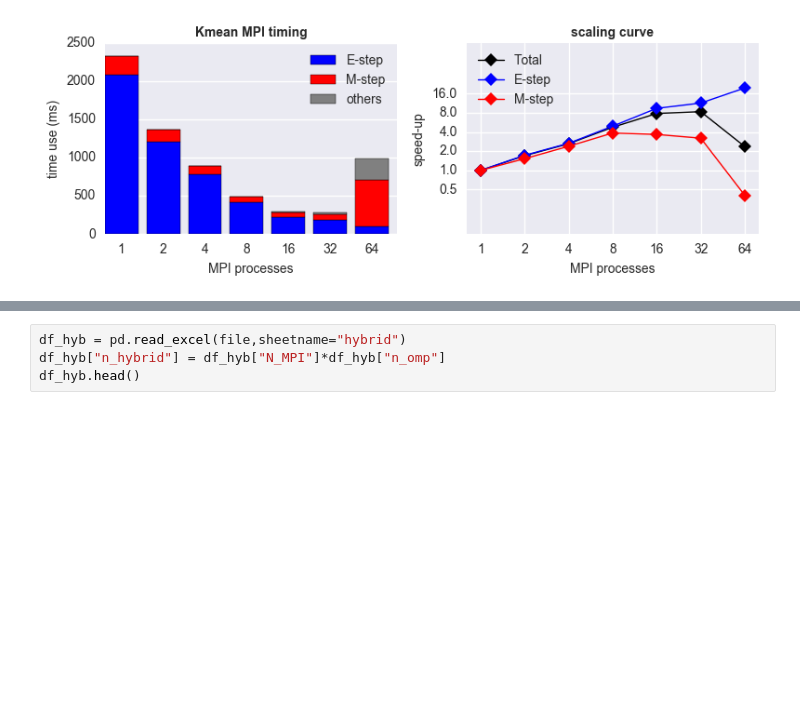
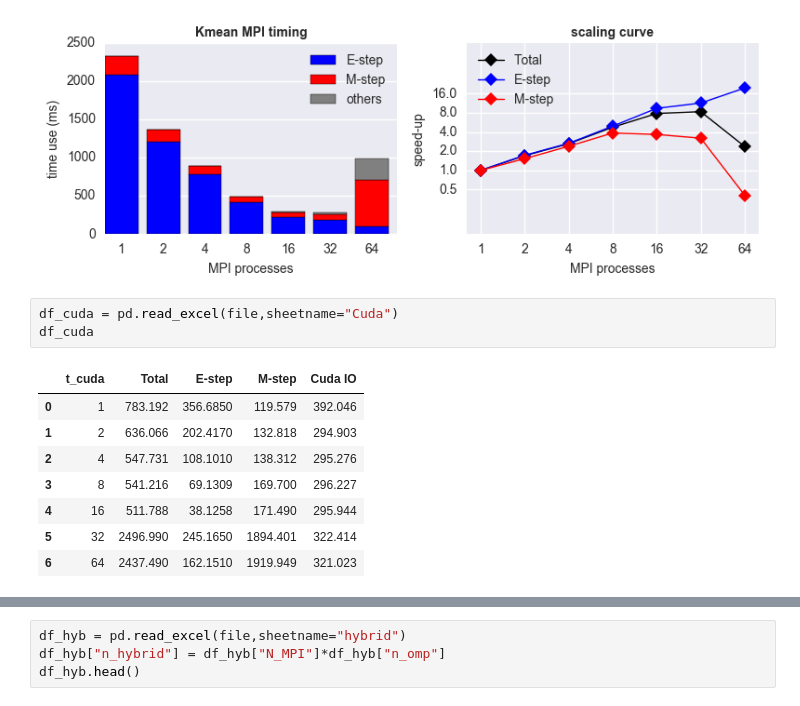
Before and after one commit to JiaweiZhuang/CS205_final_project, a Jupyter notebook: Timing_Results/plot_timing.ipynb, the cells around one changed output, grey strips where cells are left out. Drawn from its saved outputs; the diff is of its cells as text; blank space fills up the shorter version.

```diff
--- a/Timing_Results/plot_timing.ipynb
+++ b/Timing_Results/plot_timing.ipynb
@@ -117,3 +117,15 @@ fig.tight_layout()
 fig.savefig("plots/MPI_scaling.jpg",dpi=200)
 # %% [output]
 [figure]
+# %%
+df_cuda = pd.read_excel(file,sheetname="Cuda")
+df_cuda
+# %% [output]
+|  | t_cuda | Total | E-step | M-step | Cuda IO |
+| 0 | 1 | 783.192 | 356.6850 | 119.579 | 392.046 |
+| 1 | 2 | 636.066 | 202.4170 | 132.818 | 294.903 |
+| 2 | 4 | 547.731 | 108.1010 | 138.312 | 295.276 |
+| 3 | 8 | 541.216 | 69.1309 | 169.700 | 296.227 |
+| 4 | 16 | 511.788 | 38.1258 | 171.490 | 295.944 |
+| 5 | 32 | 2496.990 | 245.1650 | 1894.401 | 322.414 |
+| 6 | 64 | 2437.490 | 162.1510 | 1919.949 | 321.023 |
```
Also changed, not shown: parts of 2 cells of this notebook, 2 other files.
